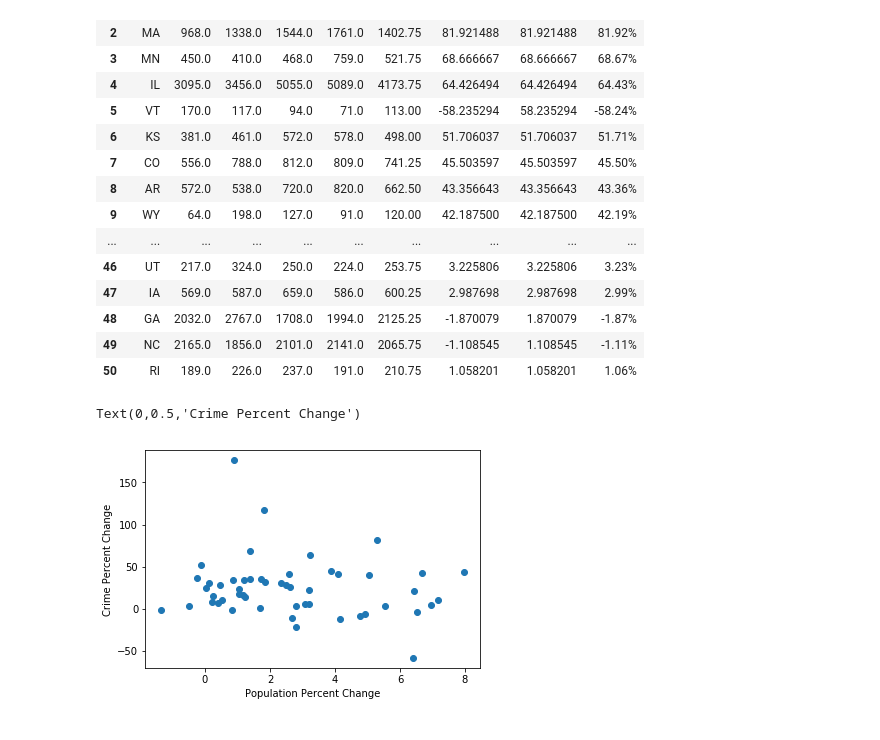
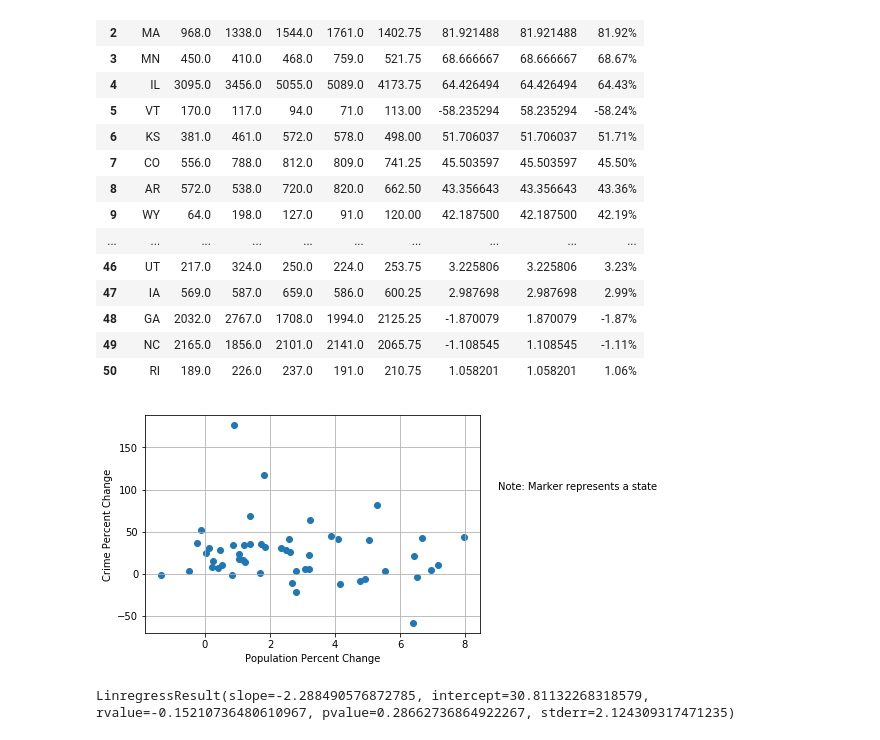
Before and after one commit to Vallito/Project_1, a Jupyter notebook: census_data.ipynb, the cells around one changed output. Cells and saved outputs as stored; diff of their text form; code cells hidden in the pictures.

```diff
--- a/census_data.ipynb
+++ b/census_data.ipynb
@@ -191,10 +164,19 @@ crime_resultdf
 | 49 | NC | 2165.0 | 1856.0 | 2101.0 | 2141.0 | 2065.75 | -1.108545 | 1.108545 | -1.11% |
 | 50 | RI | 189.0 | 226.0 | 237.0 | 191.0 | 210.75 | 1.058201 | 1.058201 | 1.06% |
 # %%
+#create scatter pot to show relation between population change and crime change
 plt.scatter(pop_change['Percent Change'], crime_resultdf['delta'])
 plt.xlabel('Population Percent Change')
 plt.ylabel('Crime Percent Change')
+#plt.legend(['State'])
+plt.text(9,100,'Note: Marker represents a state')
+plt.grid()
+#plt.show()
 #Observation Population increase does not correlate with increased crime.
+plt.savefig("crime_pop_scatterplot")
+plt.show()
+test = stats.linregress(pop_change['Percent Change'], crime_resultdf['delta'])
+test
 # %% [output]
+[figure, new version]
-Text(0,0.5,'Crime Percent Change')
+LinregressResult(slope=-2.288490576872785, intercept=30.81132268318579, rvalue=-0.15210736480610967, pvalue=0.28662736864922267, stderr=2.124309317471235)
-[figure, old version]
```
Also changed, not shown: parts of 8 cells of this notebook.
